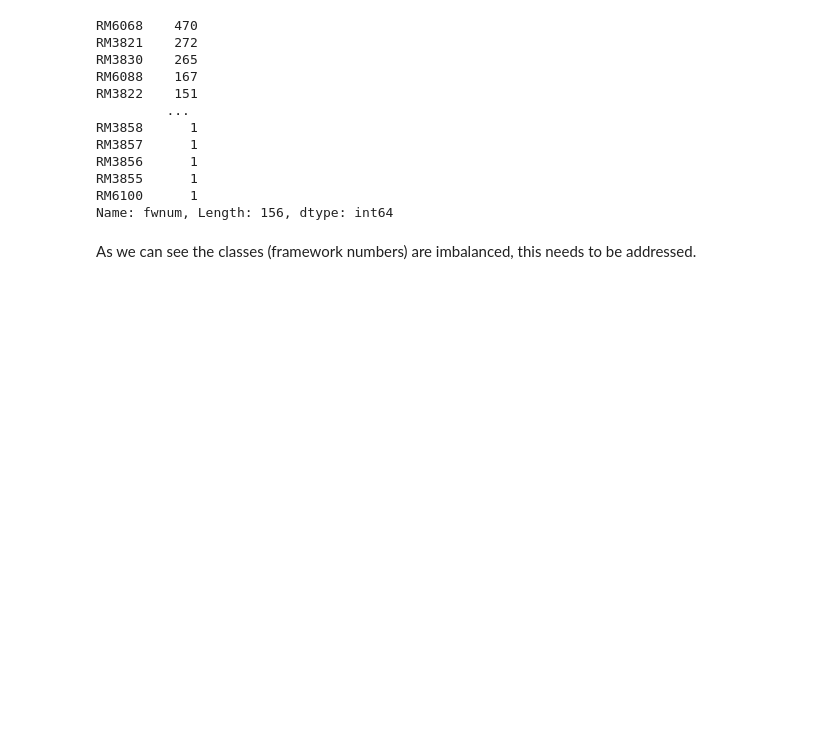
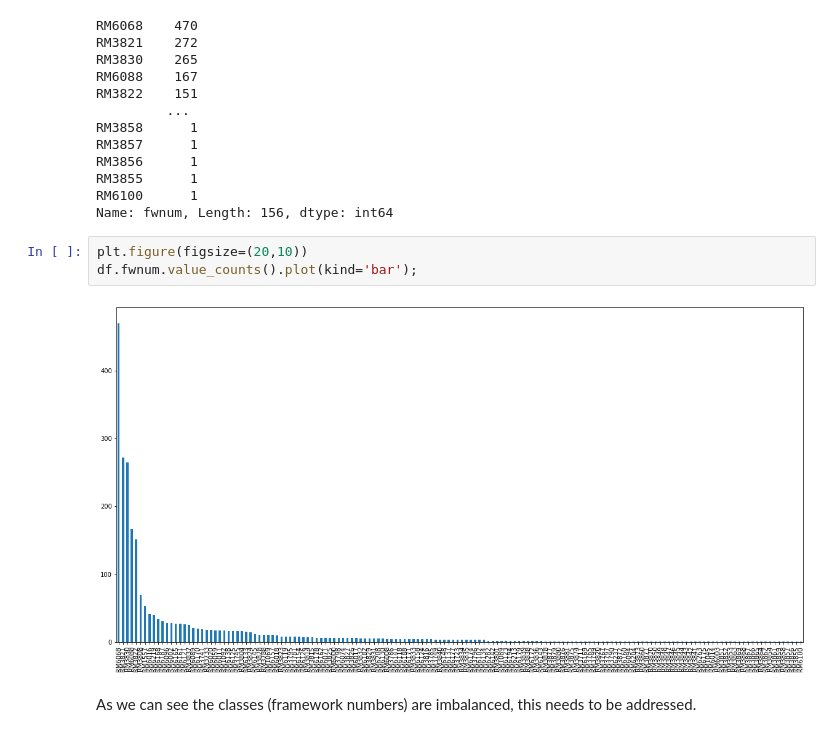
Before and after one commit to richdatasci/Framework-Mapping-with-Deep-Learning-using-Bidirectional-Encoder-Representations-from-Transformers-, a Jupyter notebook: FW_Mapping_Deep_Learning.ipynb, the cells around one changed output. Drawn from its saved outputs; the diff is of its cells as text; blank space fills up the shorter version.

```diff
--- a/FW_Mapping_Deep_Learning.ipynb
+++ b/FW_Mapping_Deep_Learning.ipynb
@@ -47,5 +55,10 @@ RM3856      1
 RM3855      1
 RM6100      1
 Name: fwnum, Length: 156, dtype: int64
+# %%
+plt.figure(figsize=(20,10))
+df.fwnum.value_counts().plot(kind='bar');
+# %% [output]
+[figure, added]
 # %% [markdown]
 As we can see the classes (framework numbers) are imbalanced, this needs to be addressed.
```
Also changed, not shown: parts of 18 cells of this notebook.
